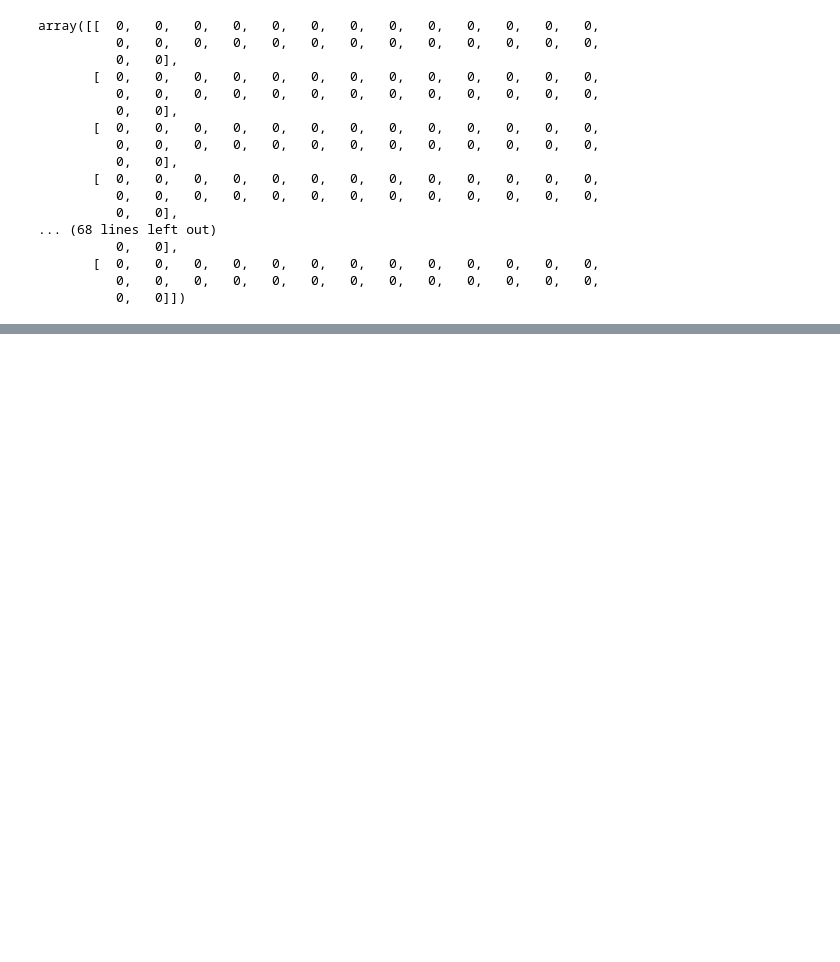
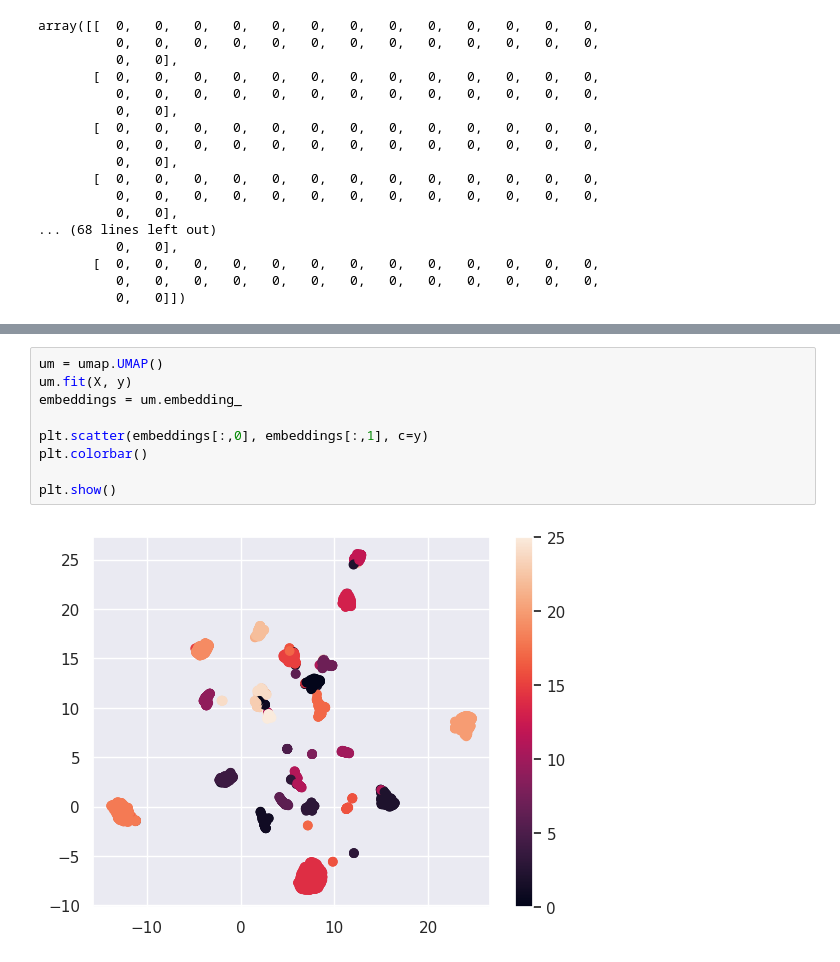
Before and after one commit to jExbrayat/recognize-handwritten-letters, a Jupyter notebook: src/notebooks/dimension-reduction.ipynb, the cells around one changed output, grey strips where cells are left out. Drawn from its saved outputs; the diff is of its cells as text; blank space fills up the shorter version.

```diff
--- a/src/notebooks/dimension-reduction.ipynb
+++ b/src/notebooks/dimension-reduction.ipynb
@@ -342,0 +391,11 @@ pandas.core.frame.DataFrame
+# %%
+um = umap.UMAP()
+um.fit(X, y)
+embeddings = um.embedding_
+
+plt.scatter(embeddings[:,0], embeddings[:,1], c=y)
+plt.colorbar()
+
+plt.show()
+# %% [output]
+[figure, added]
```
Also changed, not shown: parts of 11 cells of this notebook.
